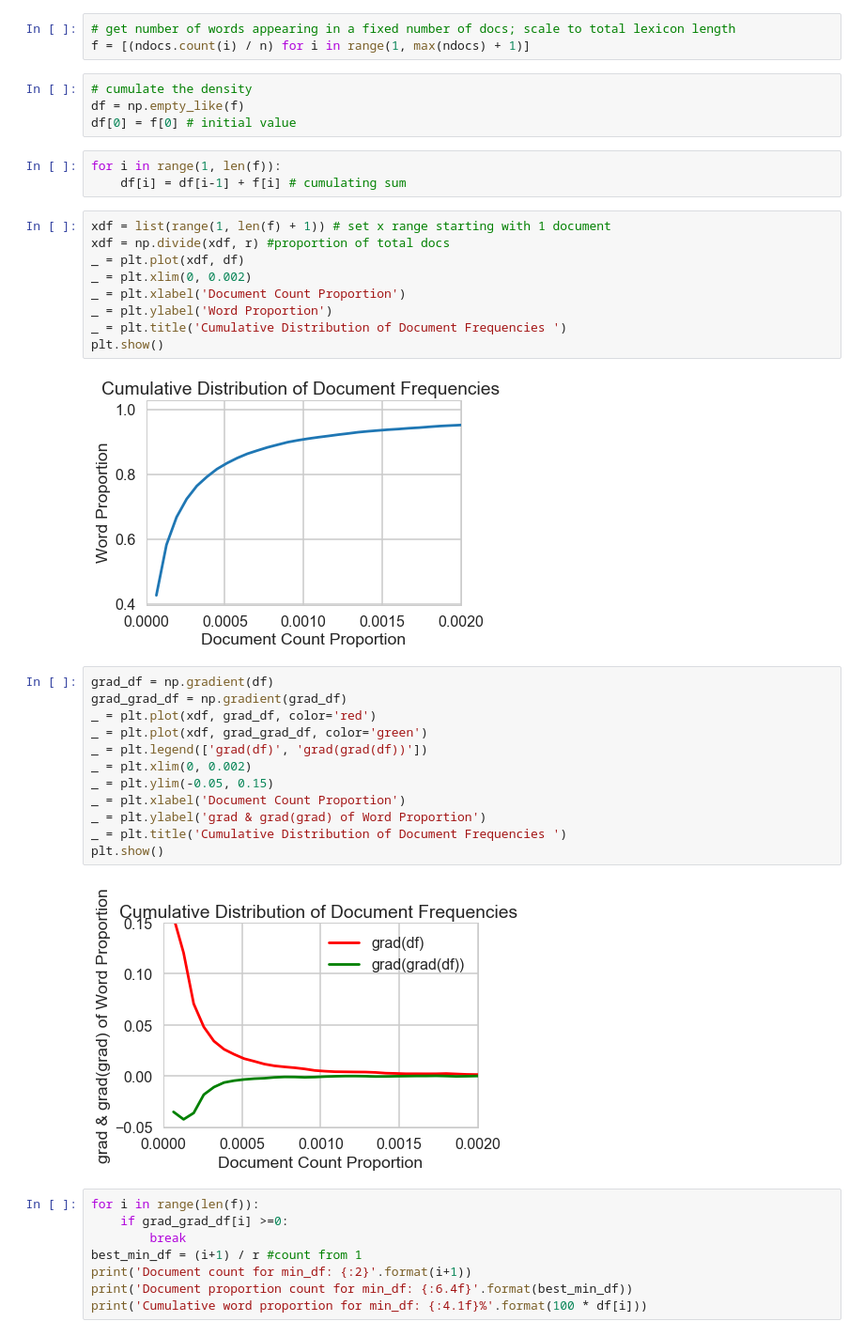
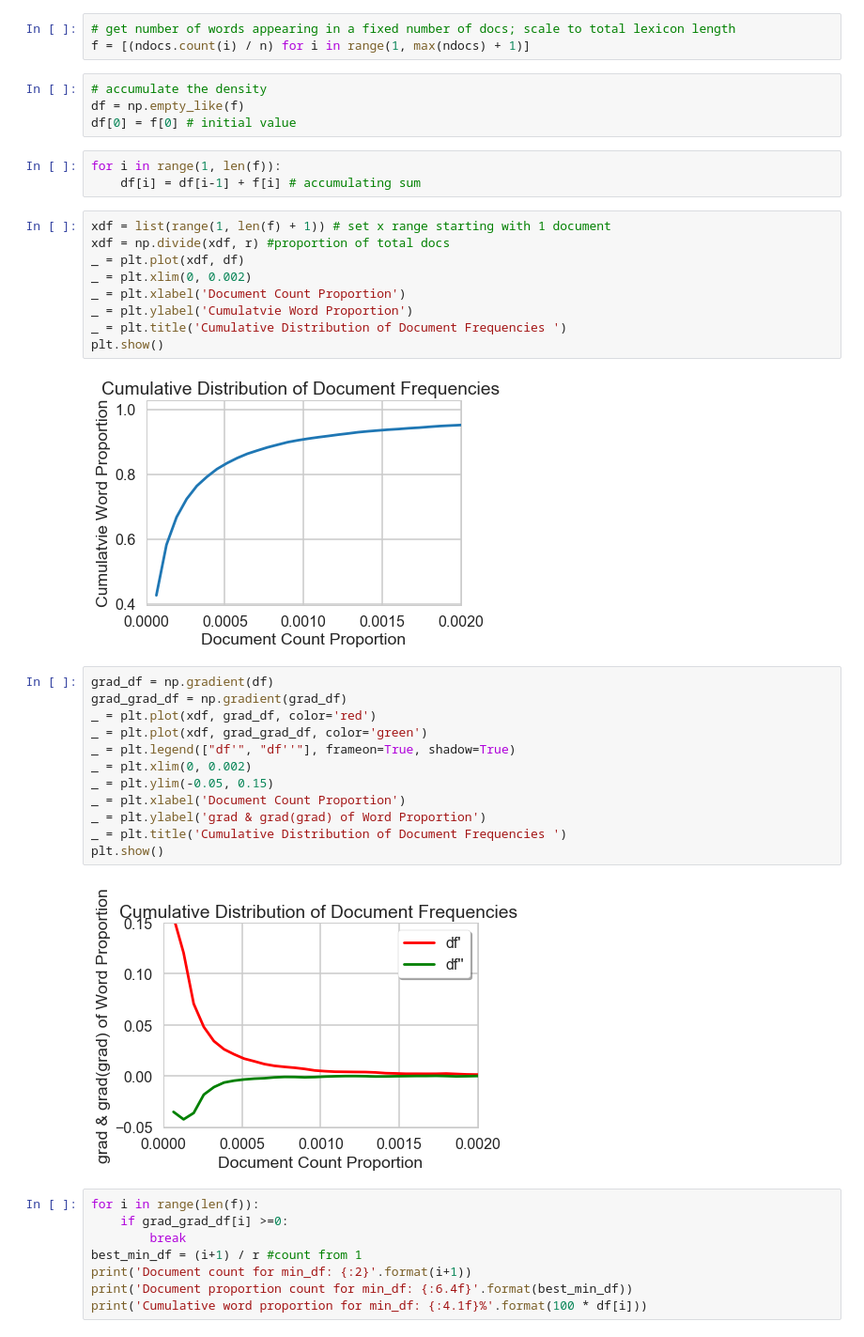
Before and after one commit to bpgpharma/naive_Bayes, a Jupyter notebook: Mini_Project_Naive_Bayes.ipynb, the cells around one changed output. Shown: that part at 94% size. Saved outputs shown, nothing was run; the diff lists cells and outputs as text.

```diff
--- a/Mini_Project_Naive_Bayes.ipynb
+++ b/Mini_Project_Naive_Bayes.ipynb
@@ -329,37 +324,37 @@ ndocs = [len(X[:, i].nonzero()[0]) for i in range(n)] # count number of docs hav
 # get number of words appearing in a fixed number of docs; scale to total lexicon length
 f = [(ndocs.count(i) / n) for i in range(1, max(ndocs) + 1)]
 # %%
-# cumulate the density
+# accumulate the density
 df = np.empty_like(f)
 df[0] = f[0] # initial value
 # %%
 for i in range(1, len(f)):
-    df[i] = df[i-1] + f[i] # cumulating sum
+    df[i] = df[i-1] + f[i] # accumulating sum
 # %%
 xdf = list(range(1, len(f) + 1)) # set x range starting with 1 document
 xdf = np.divide(xdf, r) #proportion of total docs
 _ = plt.plot(xdf, df)
 _ = plt.xlim(0, 0.002)
 _ = plt.xlabel('Document Count Proportion')
-_ = plt.ylabel('Word Proportion')
+_ = plt.ylabel('Cumulatvie Word Proportion')
 _ = plt.title('Cumulative Distribution of Document Frequencies ')
 plt.show()
 # %% [output]
-[figure, old version]
+[figure, new version]
 # %%
 grad_df = np.gradient(df)
 grad_grad_df = np.gradient(grad_df)
 _ = plt.plot(xdf, grad_df, color='red')
 _ = plt.plot(xdf, grad_grad_df, color='green')
-_ = plt.legend(['grad(df)', 'grad(grad(df))'])
+_ = plt.legend(["df'", "df''"], frameon=True, shadow=True)
 _ = plt.xlim(0, 0.002)
 _ = plt.ylim(-0.05, 0.15)
 _ = plt.xlabel('Document Count Proportion')
 _ = plt.ylabel('grad & grad(grad) of Word Proportion')
 _ = plt.title('Cumulative Distribution of Document Frequencies ')
 plt.show()
 # %% [output]
-[figure, old version]
+[figure, new version]
 # %%
 for i in range(len(f)):
     if grad_grad_df[i] >=0:
```
Also changed, not shown: parts of 27 cells of this notebook.
